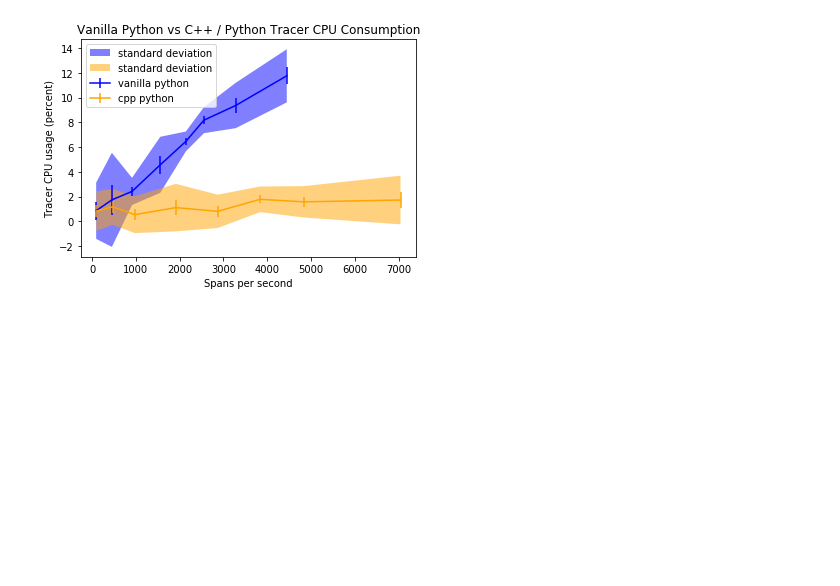
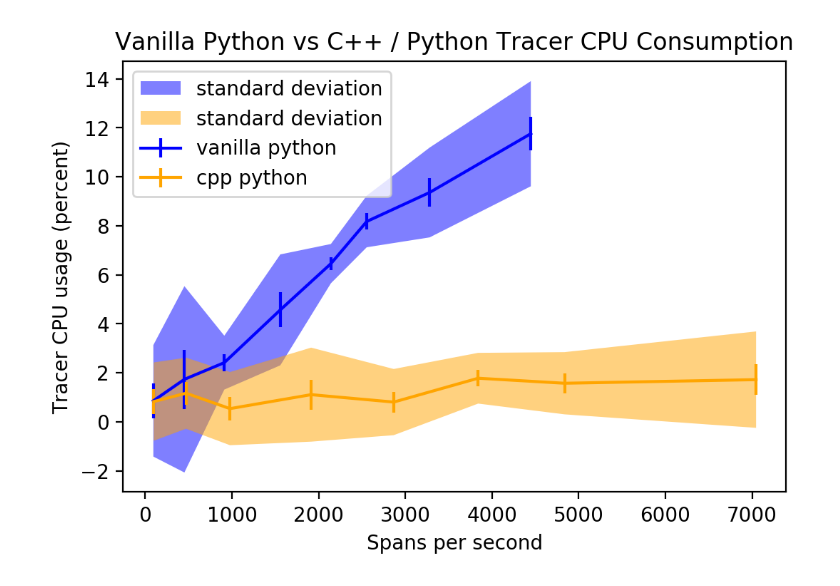
Before and after one commit to lightstep/lightstep-benchmarks, a Jupyter notebook: analysis/tracer_cpu_comparison.ipynb, the cells around one changed output. Cells and saved outputs as stored; diff of their text form; code cells hidden in the pictures; blank space fills up the shorter version.

```diff
--- a/analysis/tracer_cpu_comparison.ipynb
+++ b/analysis/tracer_cpu_comparison.ipynb
@@ -31,11 +31,11 @@ def read_file(filename):
     return (sps_list, cpu_list, cpu_std_list)
 
 
-sps_traced_python, cpu_traced_python, cpu_std_traced_python = read_file('python_traced.txt')
-sps_untraced_python, cpu_untraced_python, cpu_std_untraced_python = read_file('python_untraced.txt')
+sps_traced_python, cpu_traced_python, cpu_std_traced_python = read_file('cpu_comparison/python_traced.txt')
+sps_untraced_python, cpu_untraced_python, cpu_std_untraced_python = read_file('cpu_comparison/python_untraced.txt')
 
-sps_untraced_python_cpp, cpu_untraced_python_cpp, cpu_std_untraced_python_cpp = read_file('python_cpp_untraced.txt')
-sps_traced_python_cpp, cpu_traced_python_cpp, cpu_std_traced_python_cpp = read_file('python_cpp_traced.txt')
+sps_untraced_python_cpp, cpu_untraced_python_cpp, cpu_std_untraced_python_cpp = read_file('cpu_comparison/python_cpp_untraced.txt')
+sps_traced_python_cpp, cpu_traced_python_cpp, cpu_std_traced_python_cpp = read_file('cpu_comparison/python_cpp_traced.txt')
 
 # compute the difference between traced and untraced CPU usage
 cpu_difference_python = [cpu_traced_python[i] - cpu_untraced_python[i]
@@ -51,7 +51,7 @@ cpu_std_difference_python_cpp = [(cpu_std_traced_python_cpp[i]**2 + cpu_std_trac
                                  for i in range(len(cpu_traced_python_cpp))]
 
 # python
-fig, ax = plt.subplots()
+fig, ax = plt.subplots(dpi=200)
 ax.errorbar(
     sps_traced_python,
     cpu_difference_python,
@@ -61,31 +61,32 @@ ax.errorbar(
 
 ax.fill_between(
     sps_traced_python,
     [cpu_difference_python[i] - cpu_std_difference_python[i] for i in range(len(cpu_difference_python))],
     [cpu_difference_python[i] + cpu_std_difference_python[i] for i in range(len(cpu_difference_python))],
     facecolor='blue',
     alpha=0.5,
     label='standard deviation')
 
 # python-cpp
 ax.errorbar(
     sps_traced_python_cpp,
     cpu_difference_python_cpp,
     yerr=[cpu_std / np.sqrt(TRIALS) for cpu_std in cpu_std_difference_python_cpp],
     color='orange',
     label='cpp python')
 
 ax.fill_between(
     sps_traced_python_cpp,
     [cpu_difference_python_cpp[i] - cpu_std_difference_python_cpp[i] for i in range(len(cpu_difference_python_cpp))],
     [cpu_difference_python_cpp[i] + cpu_std_difference_python_cpp[i] for i in range(len(cpu_difference_python_cpp))],
     facecolor='orange',
     alpha=0.5,
     label='standard deviation')
 
 ax.set(xlabel="Spans per second", ylabel="Tracer CPU usage (percent)")
 ax.set_title(f'Vanilla Python vs C++ / Python Tracer CPU Consumption')
 ax.legend()
+fig.savefig('cpu_comparison.png')
 fig.show()
 # %% [output]
-[figure, old version]
+[figure, new version]
```
Also changed, not shown: 10 other files.
